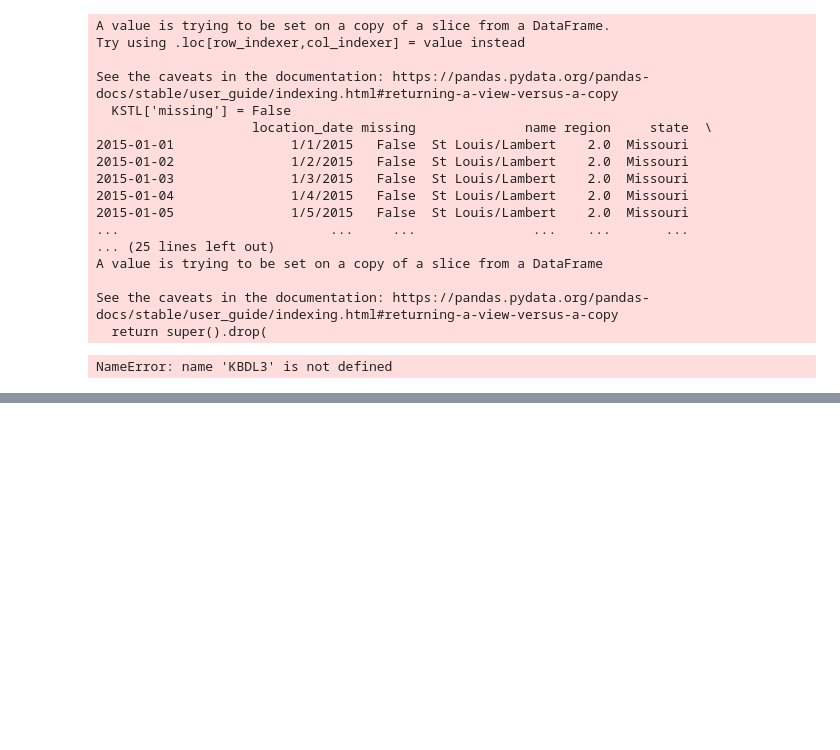
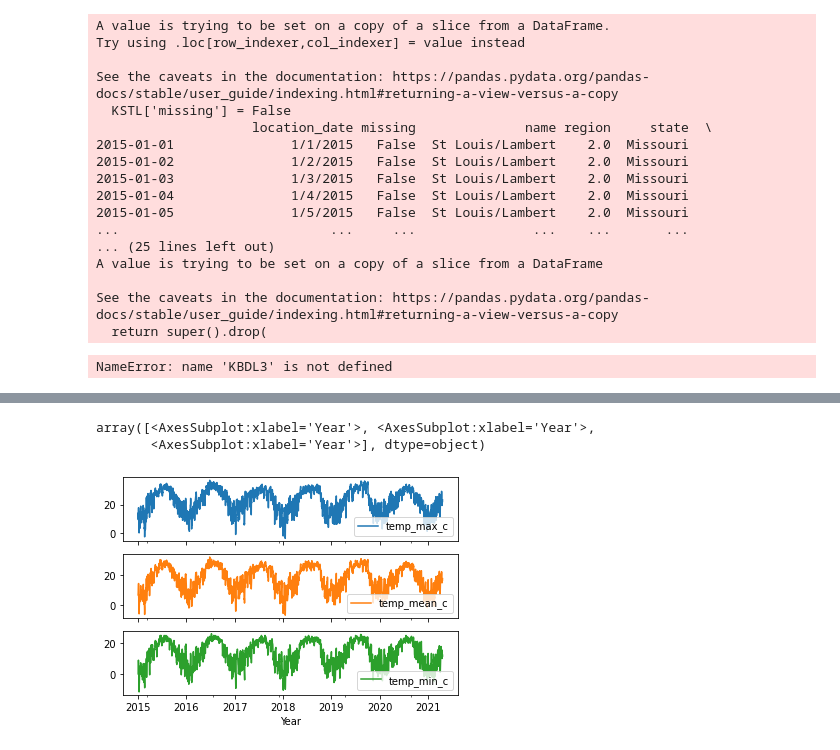
Before and after one commit to KPess/DegreeDays, a Jupyter notebook: DegreeDaysPandas.ipynb, the cells around one changed output, grey strips where cells are left out. Saved outputs shown, nothing was run; the diff lists cells and outputs as text; code cells hidden in the pictures; blank space fills up the shorter version.

```diff
--- a/DegreeDaysPandas.ipynb
+++ b/DegreeDaysPandas.ipynb
@@ -742,3 +742,10 @@ df3.plot()
+# %%
+# Plot timeseries with temp min, max, and mean broken into three separate graphs
+df3.plot(xlabel='Year', subplots=True)
+# %% [output]
+array([<AxesSubplot:xlabel='Year'>, <AxesSubplot:xlabel='Year'>,
+       <AxesSubplot:xlabel='Year'>], dtype=object)
+[figure, added]
 # %%
 df7 = pd.Series(s)
 # %%
```
Also changed, not shown: parts of 1 cell of this notebook.
